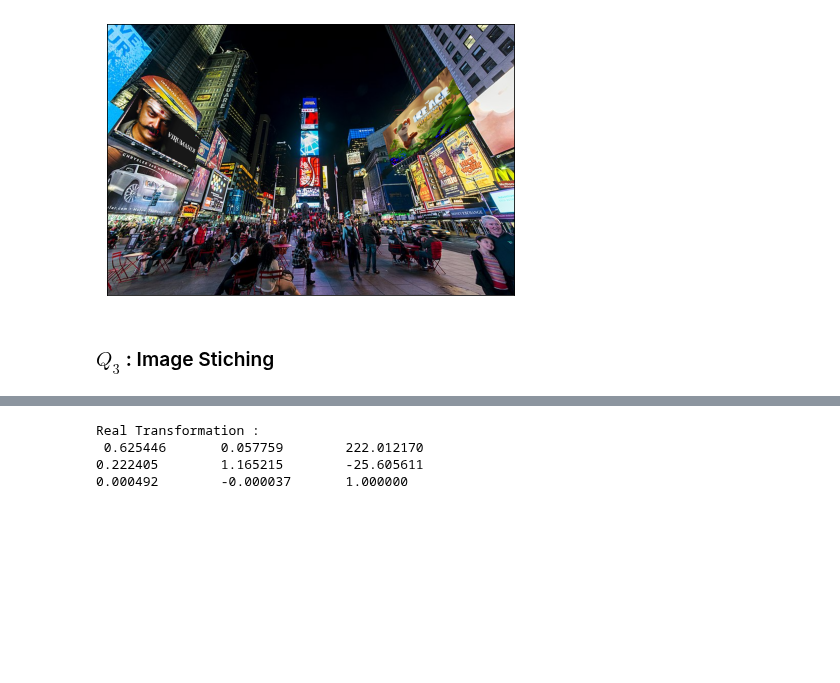
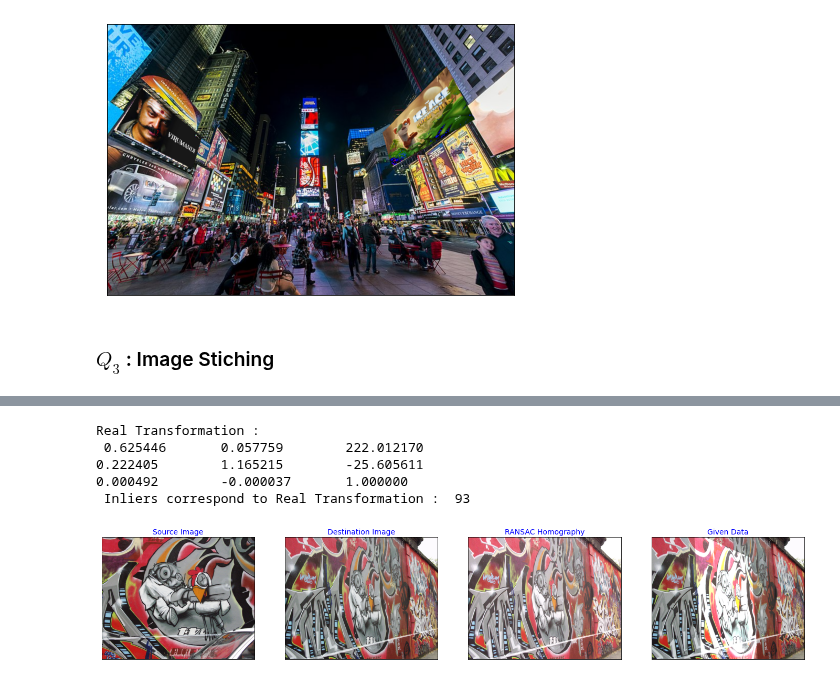
Before and after one commit to sanjith1999/EN2550-Assignments, a Jupyter notebook: Fitting and Alignment/main.ipynb, the cells around one changed output, grey strips where cells are left out. Cells and saved outputs as stored; diff of their text form; code cells hidden in the pictures; blank space fills up the shorter version.

```diff
--- a/Fitting and Alignment/main.ipynb
+++ b/Fitting and Alignment/main.ipynb
@@ -157,11 +160,18 @@ Final Model :
 # Reading Original Transformation
 with open("./images/graffiti/H1to5p", "r") as txt_file:
   h_r= txt_file.readlines()
-h_r=[list(map(float,line.split())) for line in h_r]
+h_r=np.array([list(map(float,line.split())) for line in h_r])
 r_t = Homography(h_r)
-print('Real Transformation :\n',r_t)
+print('Real Transformation :\n',r_t,'\n Inliers correspond to Real Transformation : ',Homography.inlier_counter(matching_points,r_t,threshold))
 # %% [output]
 Real Transformation :
  0.625446       0.057759        222.012170
 0.222405        1.165215        -25.605611
 0.000492        -0.000037       1.000000
+ Inliers correspond to Real Transformation :  93
+# %%
+ransac_transformation =cv.warpPerspective(f1, final_model.H, (f2.shape[1],f2.shape[0]))
+original_tranformation=cv.warpPerspective(f1, r_t.H, (f2.shape[1],f2.shape[0]))
+show_images([[f1,'c',"Source Image"],[f2,'c',"Destination Image"],[cv.add(ransac_transformation,f2),'c',"RANSAC Homography"],[cv.add(original_tranformation,f2),'c',"Given Data"]],size=6)
+# %% [output]
+[figure, added]
```
Also changed, not shown: parts of 3 cells of this notebook, 1 other file.
